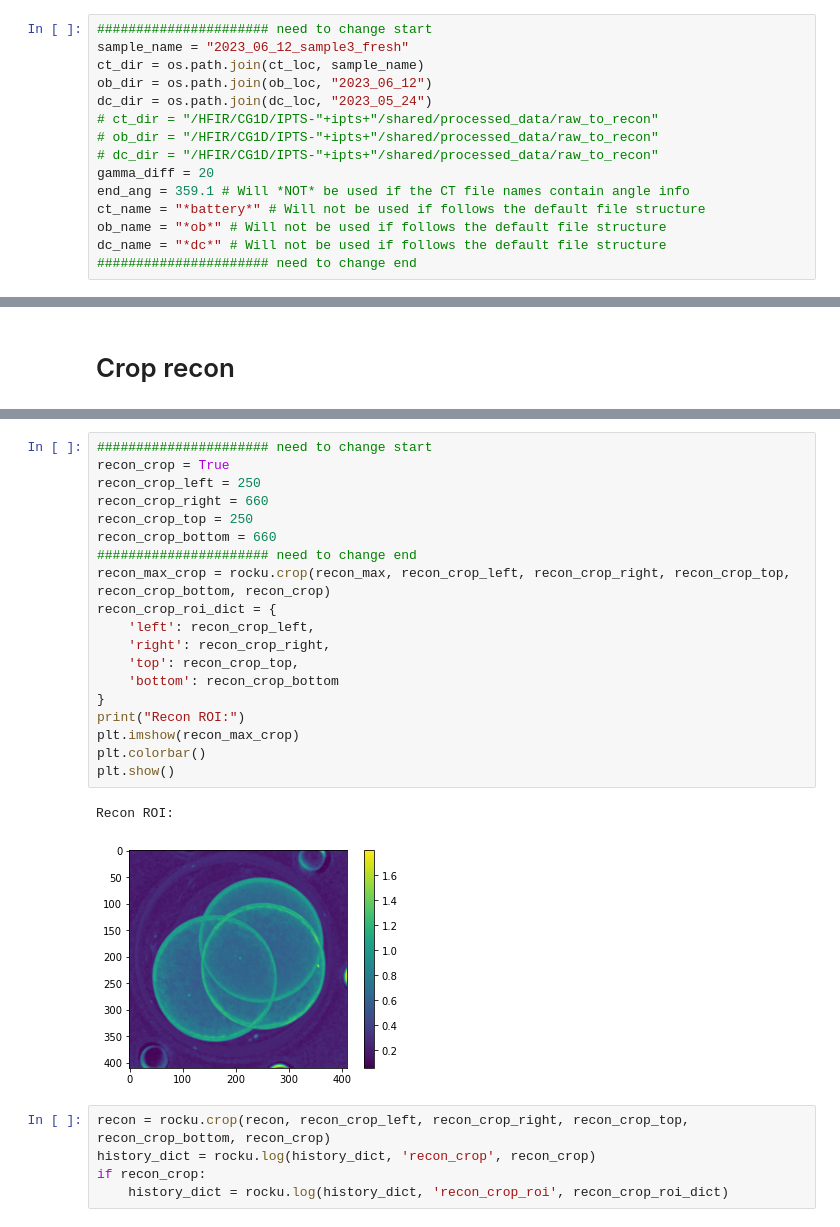
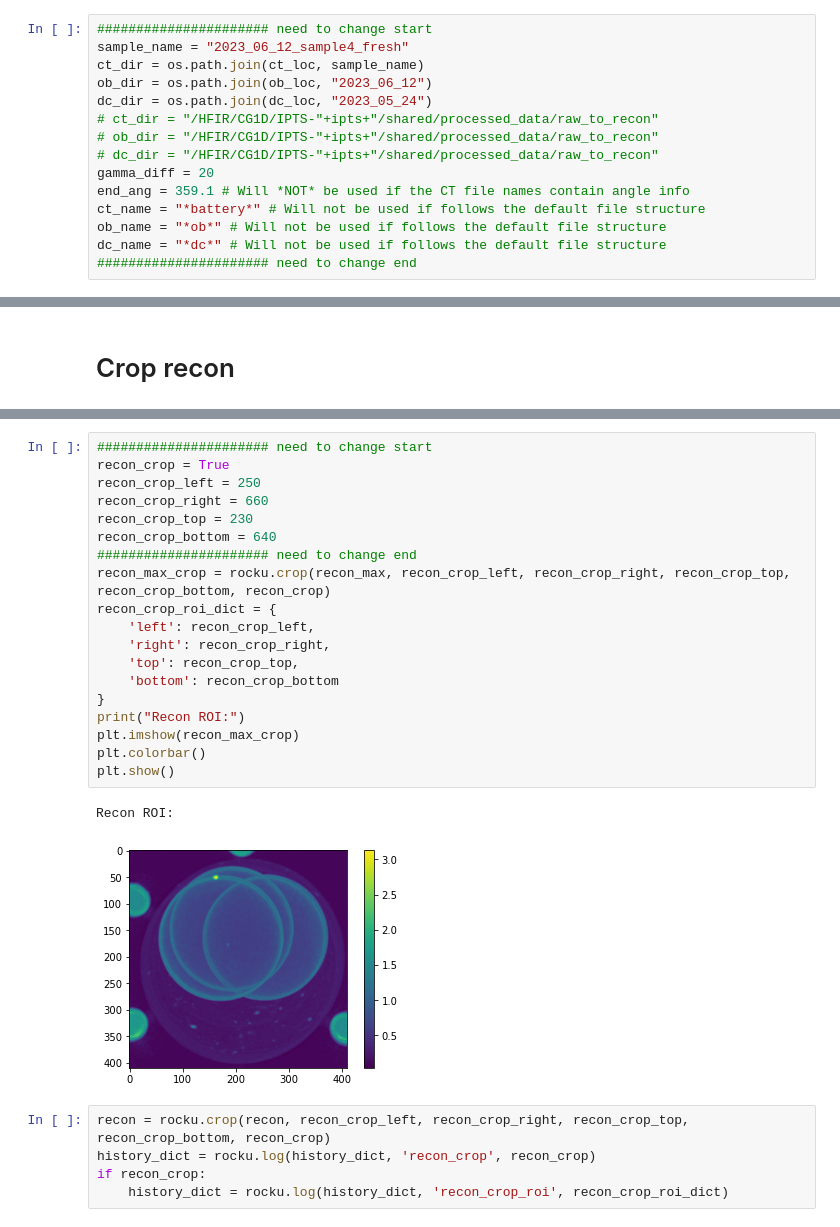
Before and after one commit to zhangy6x/research_stuff, a Jupyter notebook: jupyter_notebooks/norm_recon/rockit_recon_master.ipynb, the cells around one changed output, grey strips where cells are left out. Cells and saved outputs as stored; diff of their text form.

```diff
--- a/jupyter_notebooks/norm_recon/rockit_recon_master.ipynb
+++ b/jupyter_notebooks/norm_recon/rockit_recon_master.ipynb
@@ -71,7 +71,7 @@ os.listdir(dc_loc)
 ['2023_05_24']
 # %%
 ###################### need to change start
-sample_name = "2023_06_12_sample3_fresh"
+sample_name = "2023_06_12_sample4_fresh"
 ct_dir = os.path.join(ct_loc, sample_name)
 ob_dir = os.path.join(ob_loc, "2023_06_12")
 dc_dir = os.path.join(dc_loc, "2023_05_24")
@@ -660,25 +660,25 @@ plt.show()
 # %%
 ###################### need to change start
 recon_crop = True
 recon_crop_left = 250
 recon_crop_right = 660
-recon_crop_top = 250
-recon_crop_bottom = 660
+recon_crop_top = 230
+recon_crop_bottom = 640
 ###################### need to change end
 recon_max_crop = rocku.crop(recon_max, recon_crop_left, recon_crop_right, recon_crop_top, recon_crop_bottom, recon_crop)
 recon_crop_roi_dict = {
     'left': recon_crop_left,
     'right': recon_crop_right,
     'top': recon_crop_top,
     'bottom': recon_crop_bottom
 }
 print("Recon ROI:")
 plt.imshow(recon_max_crop)
 plt.colorbar()
 plt.show()
 # %% [output]
 Recon ROI:
-[figure, old version]
+[figure, new version]
 # %%
 recon = rocku.crop(recon, recon_crop_left, recon_crop_right, recon_crop_top, recon_crop_bottom, recon_crop)
 history_dict = rocku.log(history_dict, 'recon_crop', recon_crop)
```
Also changed, not shown: parts of 24 cells of this notebook.
